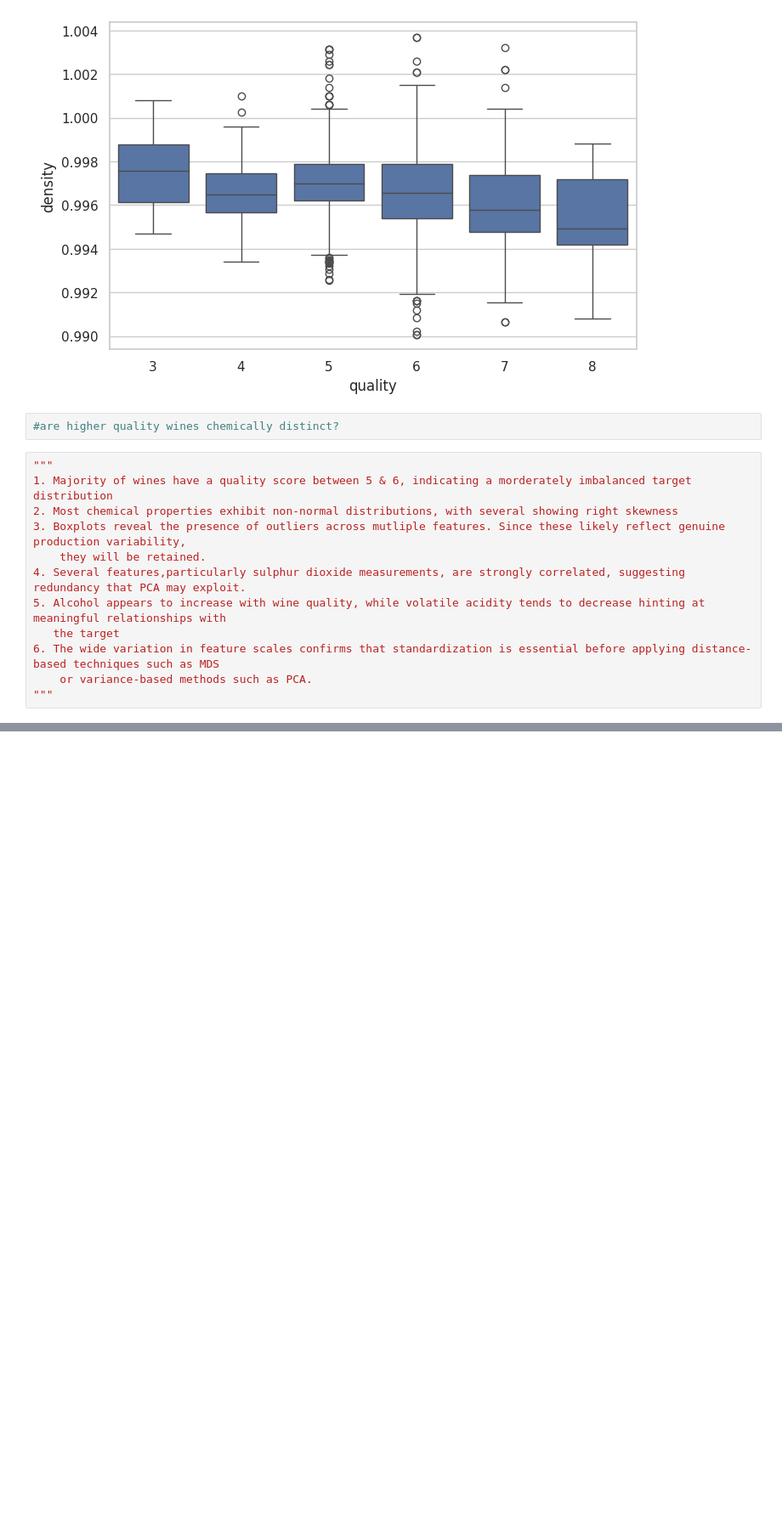
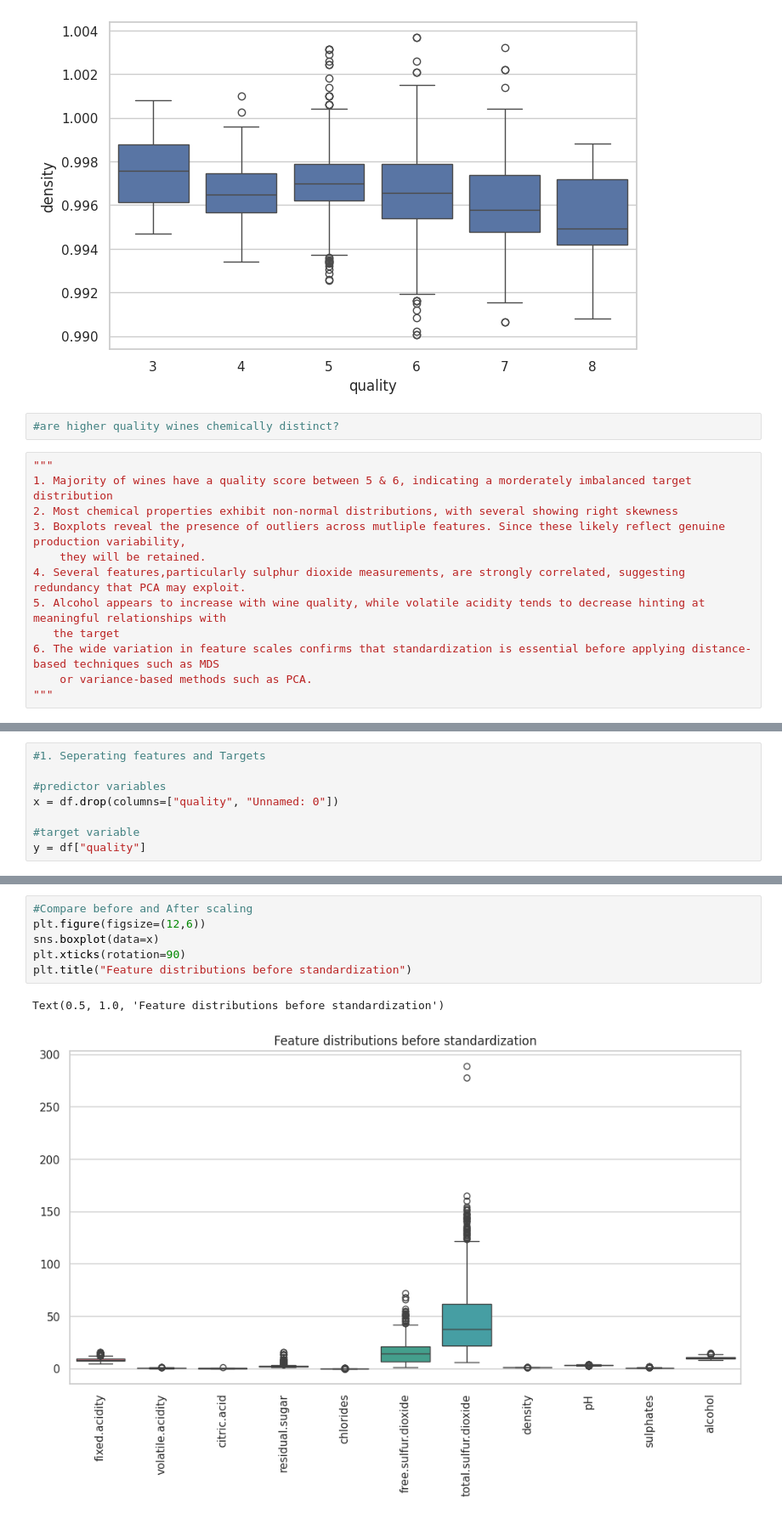
Before and after one commit to j1ere/MDS, a Jupyter notebook: whine quality dataset.ipynb, the cells around one changed output, grey strips where cells are left out. Shown at 85% size. Drawn from its saved outputs; the diff is of its cells as text; blank space fills up the shorter version.

Commit message:
data scaling

```diff
--- a/whine quality dataset.ipynb
+++ b/whine quality dataset.ipynb
@@ -433,0 +441,8 @@ sns.boxplot(
+# %%
+#1. Seperating features and Targets
+
+#predictor variables
+x = df.drop(columns=["quality", "Unnamed: 0"])
+
+#target variable
+y = df["quality"]
@@ -433,0 +599,9 @@ sns.boxplot(
+# %%
+#Compare before and After scaling
+plt.figure(figsize=(12,6))
+sns.boxplot(data=x)
+plt.xticks(rotation=90)
+plt.title("Feature distributions before standardization")
+# %% [output]
+Text(0.5, 1.0, 'Feature distributions before standardization')
+[figure, added]
```
Also changed, not shown: parts of 18 cells of this notebook.
